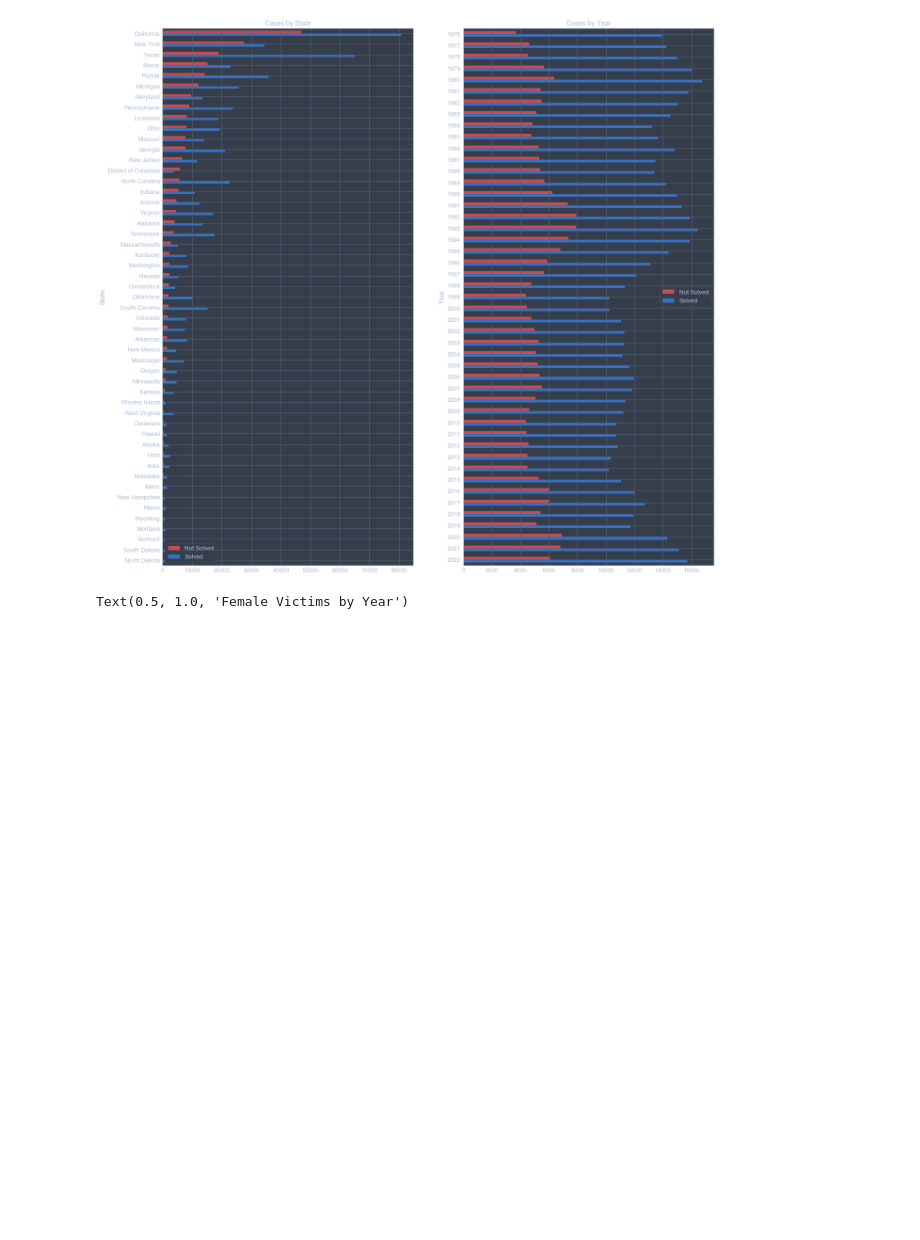
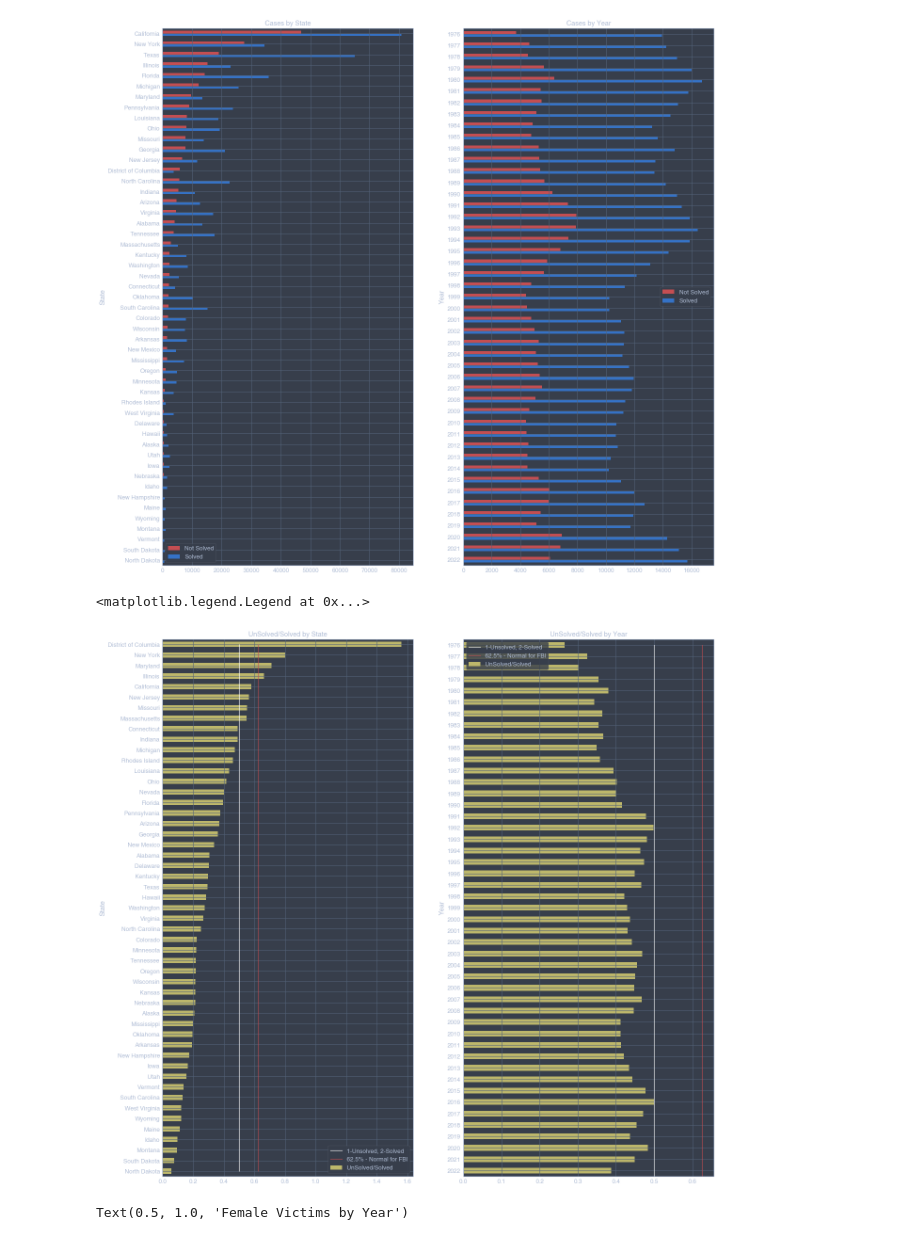
Before and after one commit to fadeeva/weird_projects, a Jupyter notebook: Serial_Killers/Data_from_MAP.ipynb, the cells around one changed output. Cells and saved outputs as stored; diff of their text form; code cells hidden in the pictures; blank space fills up the shorter version.

```diff
--- a/Serial_Killers/Data_from_MAP.ipynb
+++ b/Serial_Killers/Data_from_MAP.ipynb
@@ -230,6 +230,34 @@ ax[1].set_title('Cases by Year')
 # %% [output]
 Text(0.5, 1.0, 'Cases by Year')
 [figure]
+# %%
+cases_by_state['UnSolved/Solved'] = cases_by_state['Not Solved'] / cases_by_state['Solved']
+cases_by_state.sort_values(by=['UnSolved/Solved'], ascending=True, inplace=True)
+
+cases_by_year['UnSolved/Solved'] = cases_by_year['Not Solved'] / cases_by_year['Solved']
+
+x_state = cases_by_state.shape[0]
+x_year = cases_by_year.shape[0]
+y_state = cases_by_state.index
+y_year = cases_by_year.index
+
+fig, ax = plt.subplots(1, 2, figsize=(21, 21))
+
+cases_by_state['UnSolved/Solved'].plot(kind='barh', ax=ax[0], color='darkkhaki')
+ax[0].plot([0.5]*x_state, y_state, color='w', label='1-Unsolved, 2-Solved')
+ax[0].plot([0.625]*x_state, y_state, color='r', label='62.5% - Normal for FBI')
+
+cases_by_year['UnSolved/Solved'].plot(kind='barh', ax=ax[1], color='darkkhaki').invert_yaxis()
+ax[1].plot([0.5]*x_state, y_state, color='w', label='1-Unsolved, 2-Solved') # problem w/ x_year and y_year
+ax[1].plot([0.625]*x_state, y_state, color='r', label='62.5% - Normal for FBI') # problem w/ x_year and y_year
+
+ax[0].set_title('UnSolved/Solved by State')
+ax[1].set_title('UnSolved/Solved by Year')
+ax[0].legend()
+ax[1].legend()
+# %% [output]
+<matplotlib.legend.Legend at 0x...>
+[figure, added]
 # %%
 female_not_solved_cases_by_state = map_data[(map_data['Solved']=='No')
                                             & (map_data['VicSex']=='Female')].groupby('State')\
```
